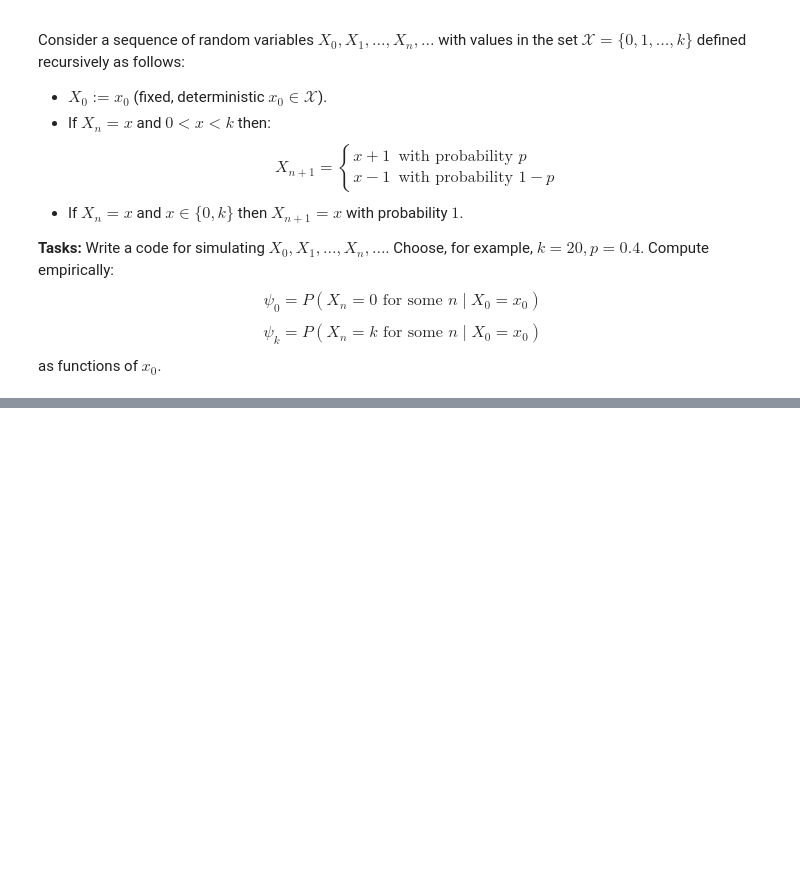
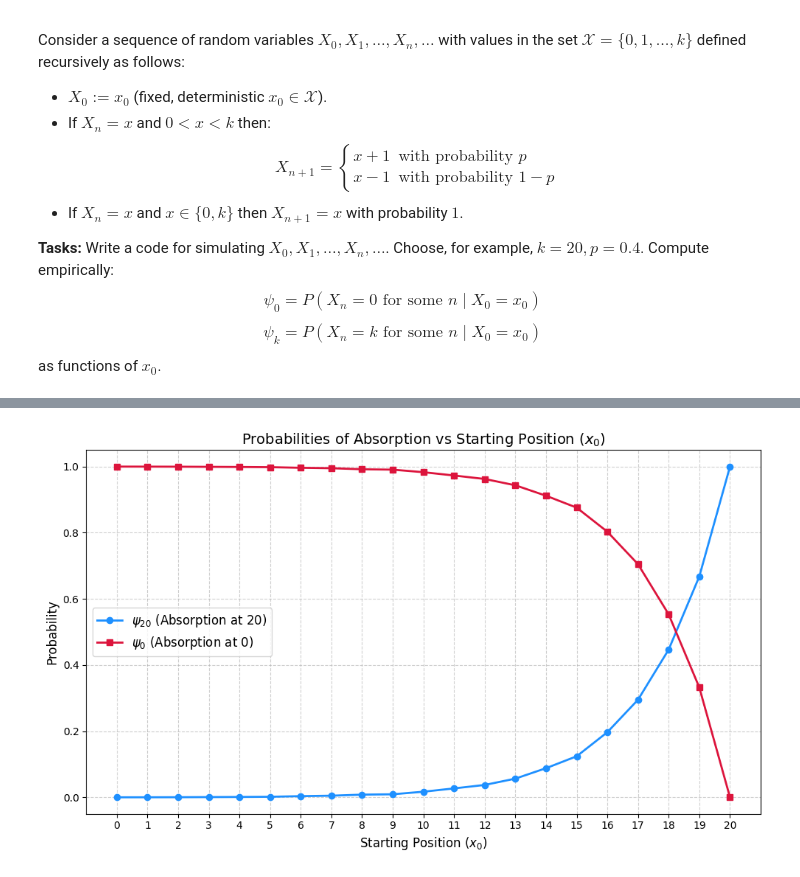
Before and after one commit to MichalSlowakiewicz/Stochastic-Simulations, a Jupyter notebook: RandomWalks.ipynb, the cells around one changed output, grey strips where cells are left out. Drawn from its saved outputs; the diff is of its cells as text; code cells hidden in the pictures; blank space fills up the shorter version.

```diff
--- a/RandomWalks.ipynb
+++ b/RandomWalks.ipynb
@@ -20,0 +50,17 @@ import numpy as np
+# %%
+results_20 = {}
+N = 10000
+for x0 in range(21):
+  data = [sample_random_walk_absorbing_barrier(x0=x0) for _ in range(N)]
+  last_obs = [data[i][-1] for i in range(N)]
+  results_20[x0] = sum(last_obs) / 20 / N # probability of achieving 20 as last
+
+print("Probability of achieving 20 as last element of random walk:")
+print(results_20)
+
+results_0 = {}
+for x0 in range(21):
+  results_0[x0] = 1 - results_20[x0]
+
+print("Probability of achieving 0 as last element of random walk:")
+print(results_0)
@@ -20,0 +72,25 @@ import numpy as np
+# %%
+x_vals = list(results_20.keys())
+prob_20 = list(results_20.values())
+prob_0 = list(results_0.values())
+
+plt.figure(figsize=(10, 6))
+
+plt.plot(x_vals, prob_20, marker='o', linestyle='-', color='dodgerblue', linewidth=2, label=r'$\psi_{20}$ (Absorption at 20)')
+plt.plot(x_vals, prob_0, marker='s', linestyle='-', color='crimson', linewidth=2, label=r'$\psi_0$ (Absorption at 0)')
+
+plt.title("Probabilities of Absorption vs Starting Position ($x_0$)", fontsize=14)
+plt.xlabel("Starting Position ($x_0$)", fontsize=12)
+plt.ylabel("Probability", fontsize=12)
+
+plt.xticks(range(21))
+plt.yticks([0.0, 0.2, 0.4, 0.6, 0.8, 1.0])
+
+plt.grid(True, linestyle='--', alpha=0.6)
+
+plt.legend(fontsize=12)
+
+plt.tight_layout()
+plt.show()
+# %% [output]
+[figure, added]
```
Also changed, not shown: parts of 15 cells of this notebook.
